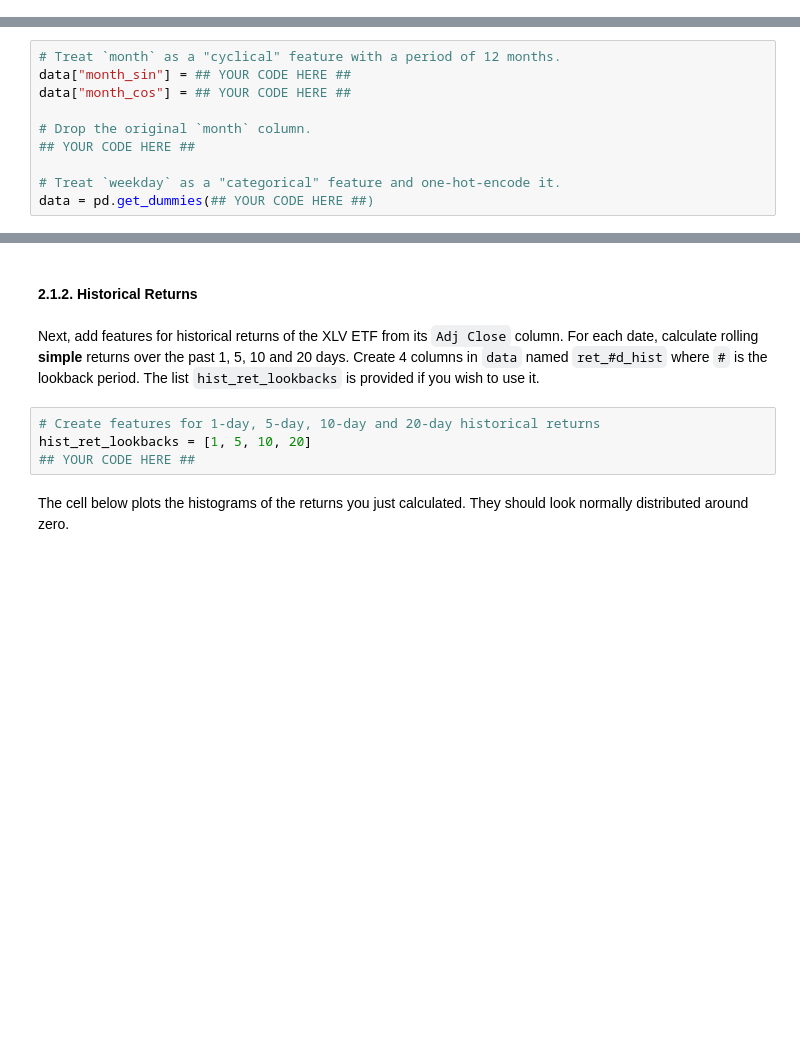
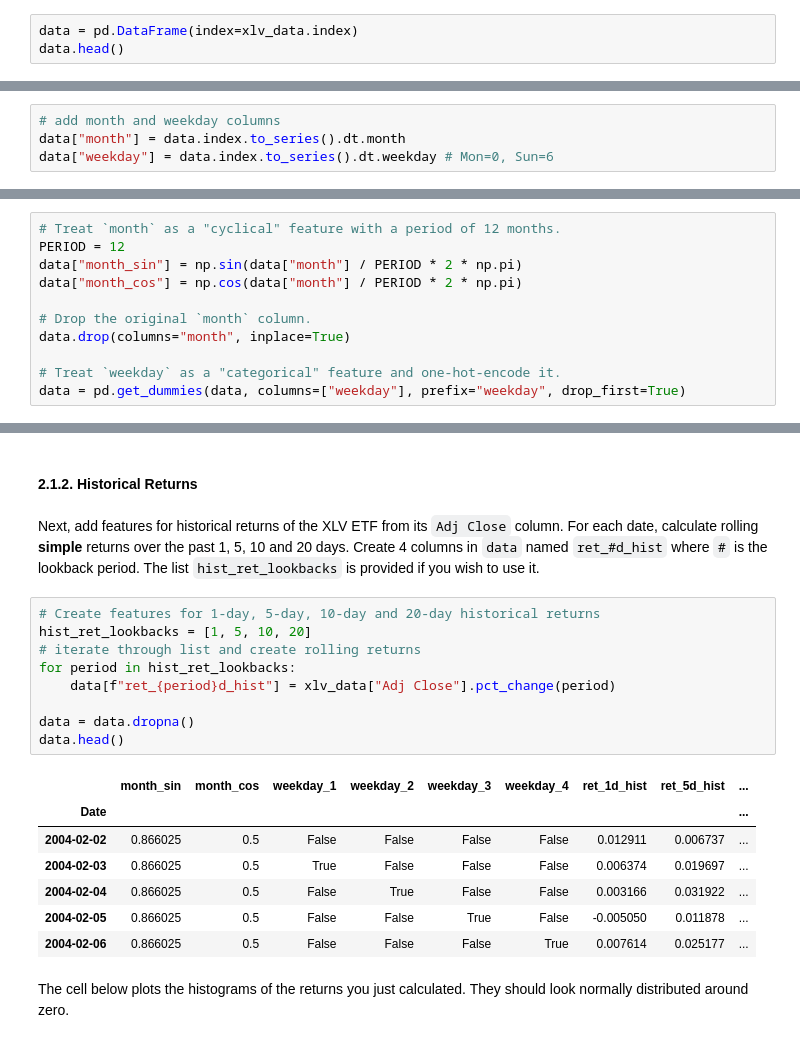
Before and after one commit to waynebar69/xlv-volatility-sentiment-ml, a Jupyter notebook: notebooks/xlv_prediction_model.ipynb.ipynb, the cells around one changed output, grey strips where cells are left out. Saved outputs shown, nothing was run; the diff lists cells and outputs as text; blank space fills up the shorter version.

```diff
--- a/notebooks/xlv_prediction_model.ipynb.ipynb
+++ b/notebooks/xlv_prediction_model.ipynb.ipynb
@@ -307,0 +310,3 @@ data = ## YOUR CODE HERE ##
+# %%
+data = pd.DataFrame(index=xlv_data.index)
+data.head()
@@ -316 +327,5 @@ Add the `month` and `weekday` columns to `data` as categorical features (integer
+# %%
+# add month and weekday columns
+data["month"] = data.index.to_series().dt.month
+data["weekday"] = data.index.to_series().dt.weekday # Mon=0, Sun=6
 # %% [markdown]
@@ -323,11 +344,12 @@ Below, you will:
 - Make sure the original `month` and `weekday` columns are no longer present in `data`. (`drop()` them if necessary.)
 # %%
 # Treat `month` as a "cyclical" feature with a period of 12 months.
-data["month_sin"] = ## YOUR CODE HERE ##
-data["month_cos"] = ## YOUR CODE HERE ##
+PERIOD = 12
+data["month_sin"] = np.sin(data["month"] / PERIOD * 2 * np.pi)
+data["month_cos"] = np.cos(data["month"] / PERIOD * 2 * np.pi)
 
 # Drop the original `month` column.
-## YOUR CODE HERE ##
+data.drop(columns="month", inplace=True)
 
 # Treat `weekday` as a "categorical" feature and one-hot-encode it.
-data = pd.get_dummies(## YOUR CODE HERE ##)
+data = pd.get_dummies(data, columns=["weekday"], prefix="weekday", drop_first=True)
@@ -334,11 +366,27 @@ data = pd.get_dummies(## YOUR CODE HERE ##)
 # %% [markdown]
 #### 2.1.2. Historical Returns
 # %% [markdown]
-Next, add features for historical returns of the XLV ETF from its `Adj Close` column. For each date, calculate rolling **simple** returns over the past 1, 5, 10 and 20 days. Create 4 columns in `data` named `ret_#d_hist` where `#` is the lookback period. The list `hist_ret_lookbacks` is provided if you wish to use it.
+Next, add features for historical returns of the XLV ETF from its `Adj Close` column.
+For each date, calculate rolling **simple** returns over the past 1, 5, 10 and 20 days.
+Create 4 columns in `data` named `ret_#d_hist` where `#` is the lookback period.
+The list `hist_ret_lookbacks` is provided if you wish to use it.
 # %%
 # Create features for 1-day, 5-day, 10-day and 20-day historical returns
 hist_ret_lookbacks = [1, 5, 10, 20]
-## YOUR CODE HERE ##
+# iterate through list and create rolling returns
+for period in hist_ret_lookbacks:
+    data[f"ret_{period}d_hist"] = xlv_data["Adj Close"].pct_change(period)
+
+data = data.dropna()
+data.head()
+# %% [output]
+|  | month_sin | month_cos | weekday_1 | weekday_2 | weekday_3 | weekday_4 | ret_1d_hist | ret_5d_hist | ... |
+| Date |  |  |  |  |  |  |  |  | ... |
+| 2004-02-02 | 0.866025 | 0.5 | False | False | False | False | 0.012911 | 0.006737 | ... |
+| 2004-02-03 | 0.866025 | 0.5 | True | False | False | False | 0.006374 | 0.019697 | ... |
+| 2004-02-04 | 0.866025 | 0.5 | False | True | False | False | 0.003166 | 0.031922 | ... |
+| 2004-02-05 | 0.866025 | 0.5 | False | False | True | False | -0.005050 | 0.011878 | ... |
+| 2004-02-06 | 0.866025 | 0.5 | False | False | False | True | 0.007614 | 0.025177 | ... |
 # %% [markdown]
 The cell below plots the histograms of the returns you just calculated. They should look normally distributed around zero.
 # %%
```
Also changed, not shown: parts of 13 cells of this notebook.
